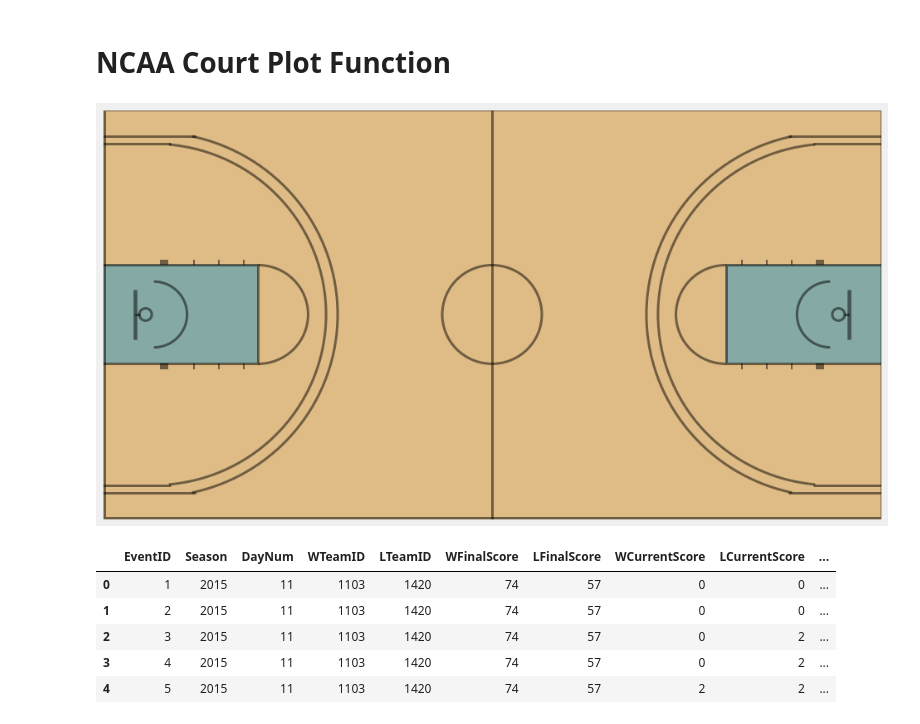
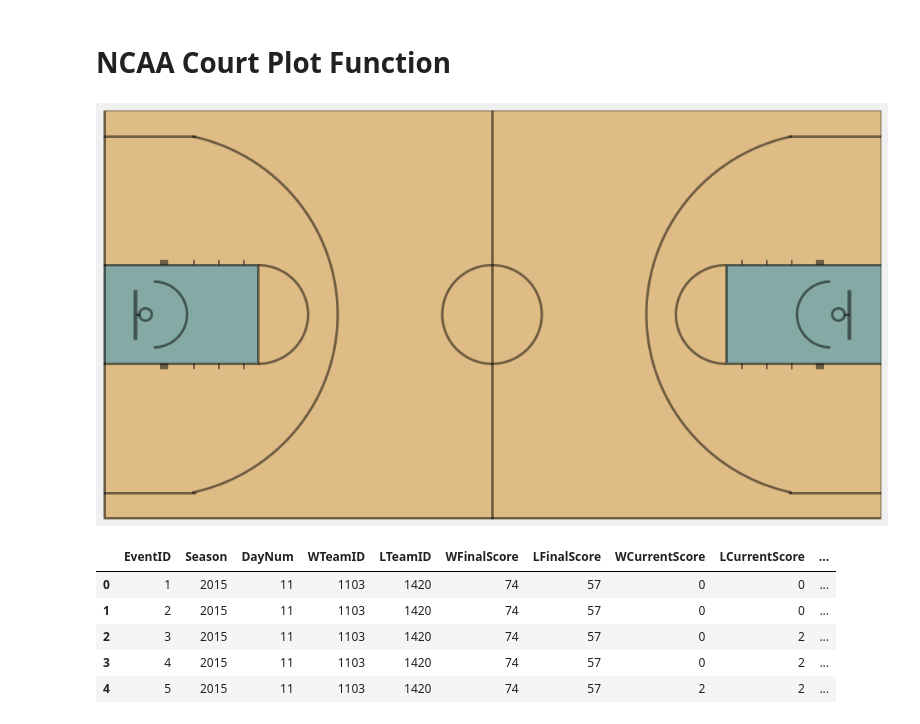
Before and after one commit to NicoR21/ncaam-2020, a Jupyter notebook: ncaam/src/eda.ipynb, the cells around one changed output. Saved outputs shown, nothing was run; the diff lists cells and outputs as text; code cells hidden in the pictures.

```diff
--- a/ncaam/src/eda.ipynb
+++ b/ncaam/src/eda.ipynb
@@ -327,26 +328,26 @@ def create_ncaa_full_court(ax=None, three_line='mens', court_color='#dfbb85',
         ax.add_patch(three_pt_left)
         ax.add_patch(three_pt_right)
 
-    if (three_line == 'womens') | (three_line == 'both'):
-        # womens 3
-        three_pt_left_w = Arc((6.25, 50/2), 20.75 * 2, 20.75 * 2, theta1=-85,
-                              theta2=85, color=lines_color, lw=lw, alpha=lines_alpha)
-        three_pt_right_w = Arc((94-6.25, 50/2), 20.75 * 2, 20.75 * 2,
-                               theta1=180-85, theta2=180+85,
-                               color=lines_color, lw=lw, alpha=lines_alpha)
+    #if (three_line == 'womens') | (three_line == 'both'):
+    #    # womens 3
+    #    three_pt_left_w = Arc((6.25, 50/2), 20.75 * 2, 20.75 * 2, theta1=-85,
+    #                          theta2=85, color=lines_color, lw=lw, alpha=lines_alpha)
+    #    three_pt_right_w = Arc((94-6.25, 50/2), 20.75 * 2, 20.75 * 2,
+    #                           theta1=180-85, theta2=180+85,
+    #                           color=lines_color, lw=lw, alpha=lines_alpha)
 
         # 4.25 inches max to sideline for mens
-        ax.plot((0, 8.3), (4.25, 4.25), color=lines_color,
-                lw=lw, alpha=lines_alpha)
-        ax.plot((0, 8.3), (50-4.25, 50-4.25),
-                color=lines_color, lw=lw, alpha=lines_alpha)
-        ax.plot((94-8.3, 94), (4.25, 4.25),
-                color=lines_color, lw=lw, alpha=lines_alpha)
-        ax.plot((94-8.3, 94), (50-4.25, 50-4.25),
-                color=lines_color, lw=lw, alpha=lines_alpha)
+        #ax.plot((0, 8.3), (4.25, 4.25), color=lines_color,
+        #        lw=lw, alpha=lines_alpha)
+        #ax.plot((0, 8.3), (50-4.25, 50-4.25),
+        #        color=lines_color, lw=lw, alpha=lines_alpha)
+        #ax.plot((94-8.3, 94), (4.25, 4.25),
+        #        color=lines_color, lw=lw, alpha=lines_alpha)
+        #ax.plot((94-8.3, 94), (50-4.25, 50-4.25),
+        #        color=lines_color, lw=lw, alpha=lines_alpha)
 
-        ax.add_patch(three_pt_left_w)
-        ax.add_patch(three_pt_right_w)
+        #ax.add_patch(three_pt_left_w)
+        #ax.add_patch(three_pt_right_w)
 
     # Add Patches
     ax.add_patch(left_paint)
@@ -382,35 +383,35 @@ def create_ncaa_full_court(ax=None, three_line='mens', court_color='#dfbb85',
     # Backboards
     ax.plot((4, 4), ((50/2) - 3, (50/2) + 3),
             color=lines_color, lw=lw*1.5, alpha=lines_alpha)
     ax.plot((94-4, 94-4), ((50/2) - 3, (50/2) + 3),
             color=lines_color, lw=lw*1.5, alpha=lines_alpha)
     ax.plot((4, 4.6), (50/2, 50/2), color=lines_color,
             lw=lw, alpha=lines_alpha)
     ax.plot((94-4, 94-4.6), (50/2, 50/2),
             color=lines_color, lw=lw, alpha=lines_alpha)
 
     # Half Court Line
     ax.axvline(94/2, color=lines_color, lw=lw, alpha=lines_alpha)
 
     # Boarder
     boarder = Rectangle((0.3,0.3), 94-0.4, 50-0.4, fill=False, lw=3, color='black', alpha=lines_alpha)
     ax.add_patch(boarder)
 
     # Plot Limit
     ax.set_xlim(0, 94)
     ax.set_ylim(0, 50)
     ax.set_facecolor(court_color)
     ax.set_xticks([])
     ax.set_yticks([])
     ax.set_xlabel('')
     return ax
 
 
 fig, ax = plt.subplots(figsize=(15, 8.5))
-create_ncaa_full_court(ax, three_line='both', paint_alpha=0.4)
+create_ncaa_full_court(ax, three_line='mens', paint_alpha=0.4)
 plt.show()
 # %% [output]
-[figure, old version]
+[figure, new version]
 # %%
 MEvents.head()
 # %% [output]
```
Also changed, not shown: parts of 16 cells of this notebook, 4 other files.
